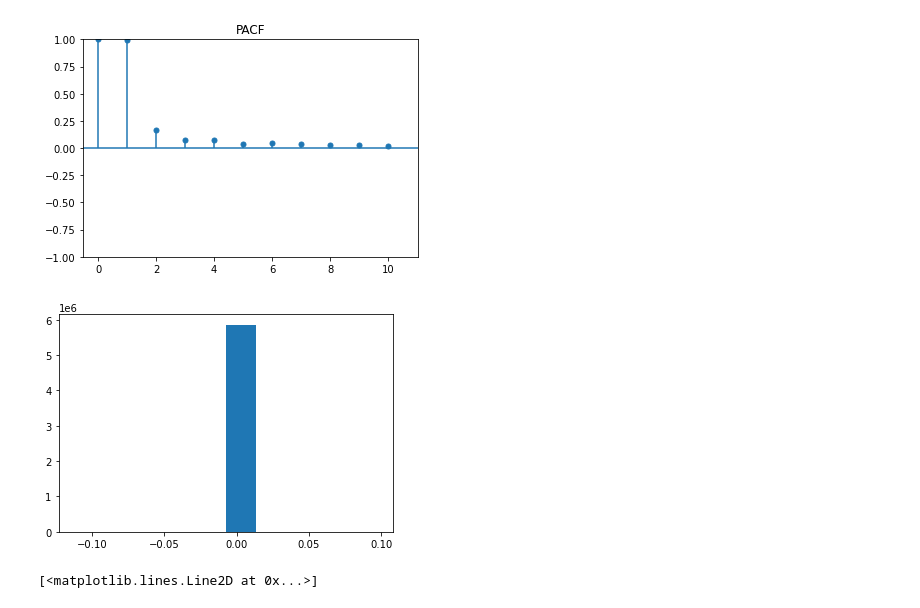
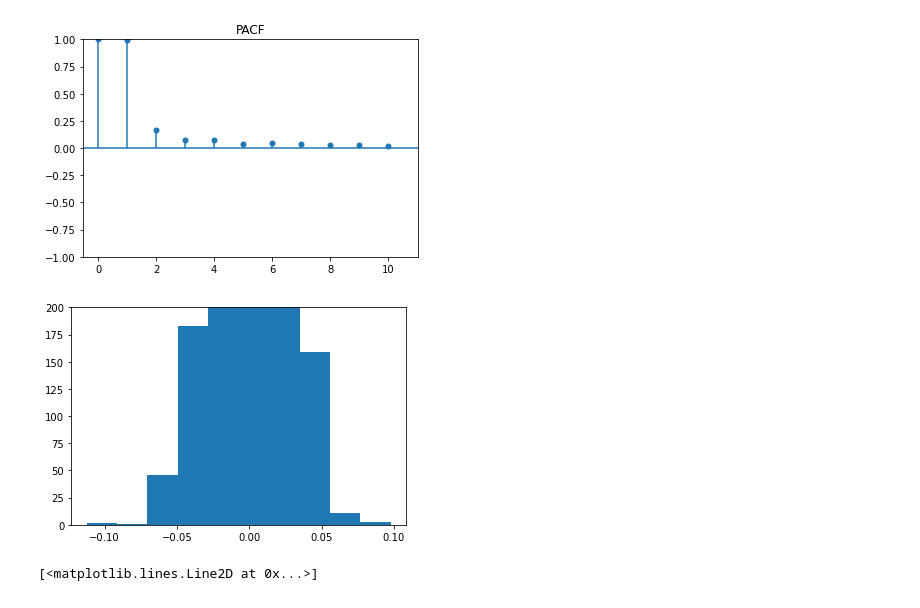
Before and after one commit to Jeremygaop/research-on-pair-trading, a Jupyter notebook: data-sync.ipynb, the cells around one changed output. Saved outputs shown, nothing was run; the diff lists cells and outputs as text; code cells hidden in the pictures.

```diff
--- a/data-sync.ipynb
+++ b/data-sync.ipynb
@@ -660,9 +660,10 @@ model = AutoReg(spr, lags=1).fit()
 resi = model.resid
 # %%
 plt.hist(resi, bins=10)
+plt.ylim(0, 200)
 plt.show()
 # %% [output]
-[figure, old version]
+[figure, new version]
 # %%
 plt.plot(resi)
 # %% [output]
```
Also changed, not shown: parts of 1 cell of this notebook.
